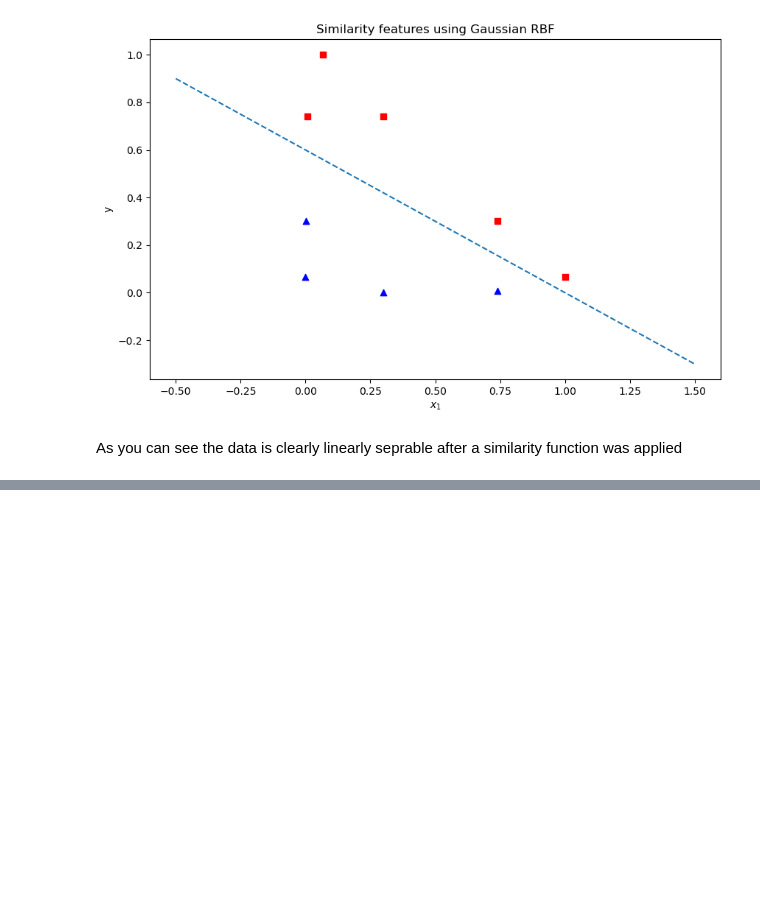
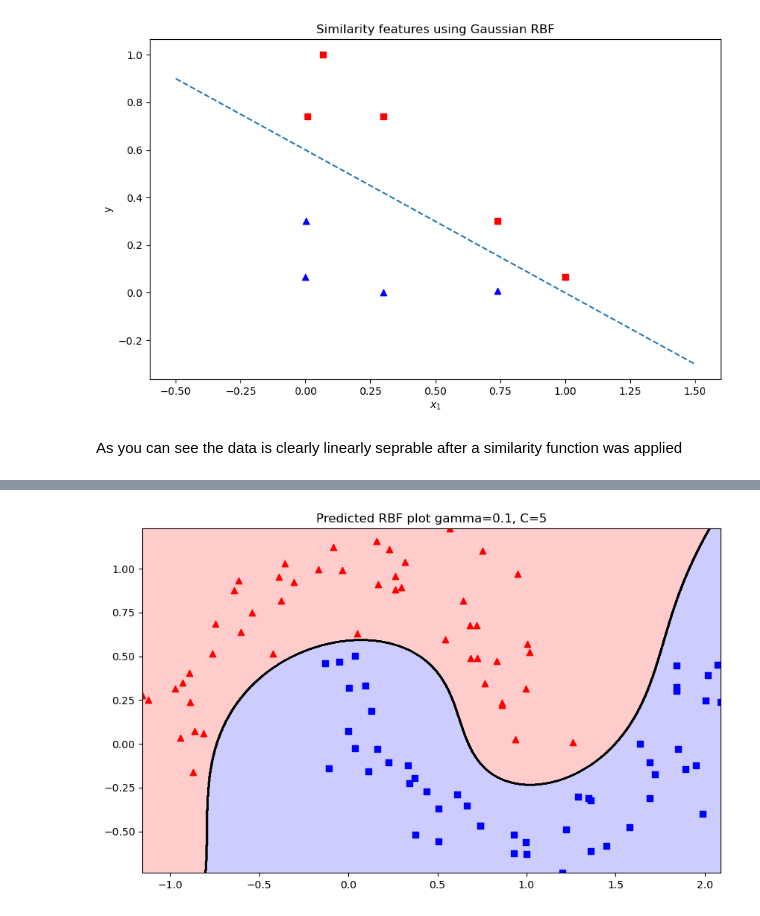
Before and after one commit to LilacOrchid/MachineLearningPractice, a Jupyter notebook: SVM Theory.ipynb, the cells around one changed output, grey strips where cells are left out. Drawn from its saved outputs; the diff is of its cells as text; code cells hidden in the pictures; blank space fills up the shorter version.

```diff
--- a/SVM Theory.ipynb
+++ b/SVM Theory.ipynb
@@ -293,0 +325,5 @@ As you can see the data is clearly linearly seprable after a similarity function
+# %%
+title='Predicted RBF plot gamma=0.1, C=5'
+plot_contour(X,y,title,kernel='rbf',gamma=0.1,C=1000)
+# %% [output]
+[figure, added]
```
Also changed, not shown: parts of 18 cells of this notebook.
